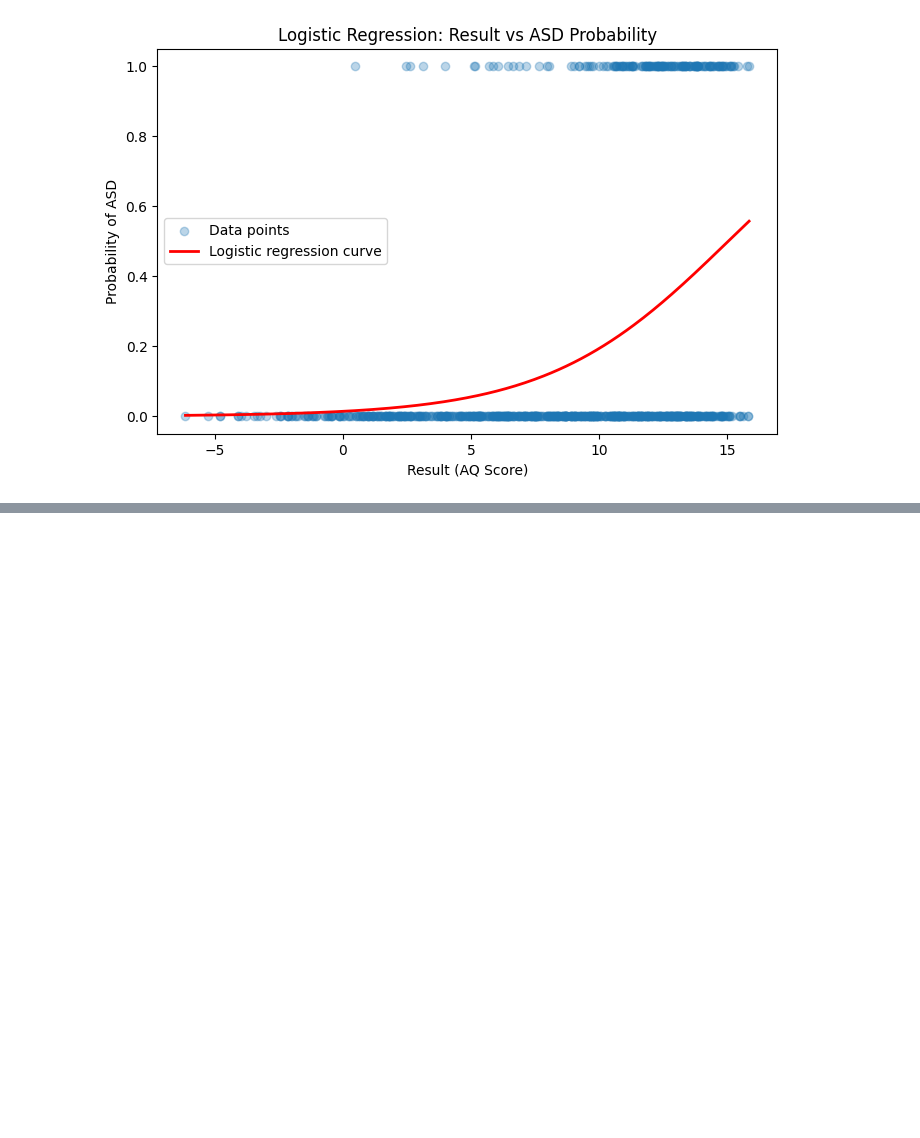
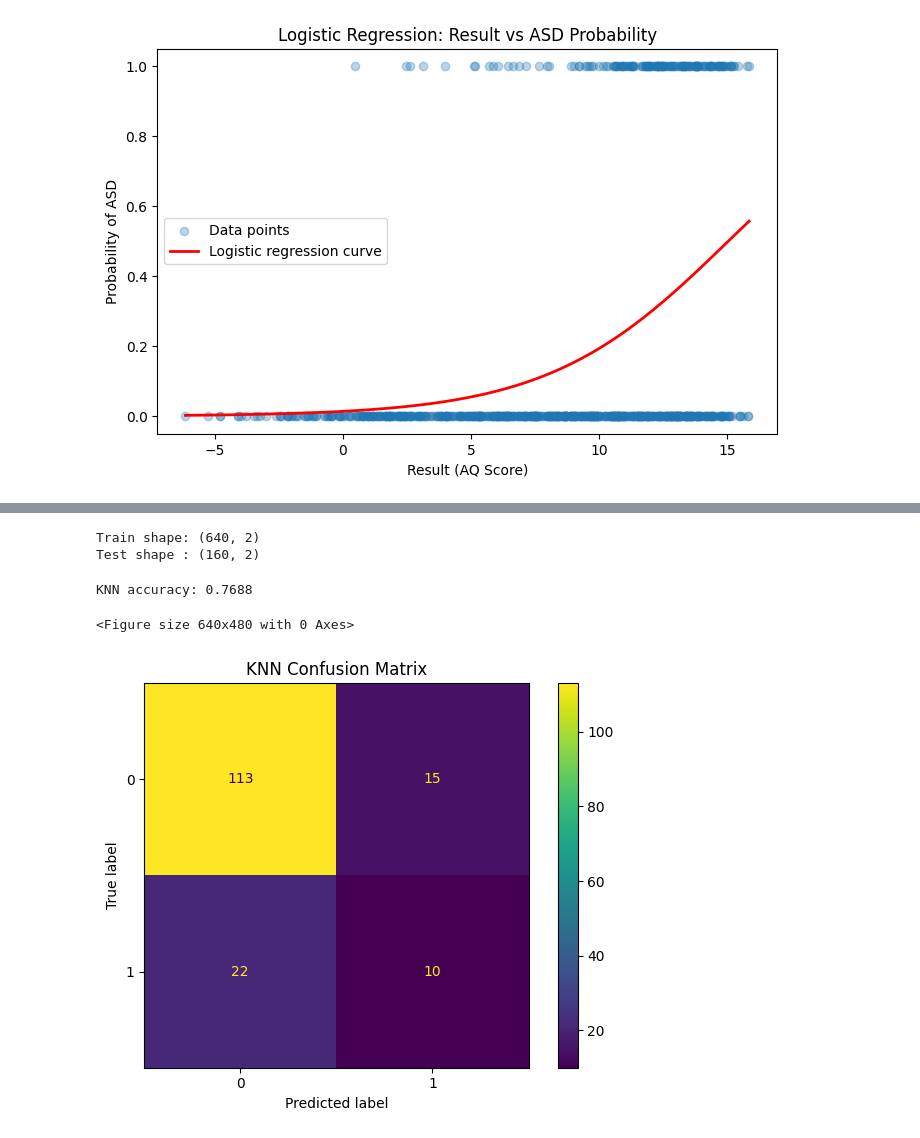
Before and after one commit to SRARNAB7/HDS_5320_Group_Project, a Jupyter notebook: Project_2.ipynb, the cells around one changed output, grey strips where cells are left out. Saved outputs shown, nothing was run; the diff lists cells and outputs as text; code cells hidden in the pictures; blank space fills up the shorter version.

```diff
--- a/Project_2.ipynb
+++ b/Project_2.ipynb
@@ -843,0 +844,6 @@ Equation: y = -0.0600 * Age + 10.2447
+# %%
+X = df[['result', 'austim']]
+y = df['Class/ASD']
+
+print(X.head())
+print(y.head())
@@ -843,0 +863,10 @@ Equation: y = -0.0600 * Age + 10.2447
+# %%
+X_train, X_test, y_train, y_test = train_test_split(
+    X, y, test_size=0.2, stratify=y, random_state=42
+)
+
+print("Train shape:", X_train.shape)
+print("Test shape :", X_test.shape)
+# %% [output]
+Train shape: (640, 2)
+Test shape : (160, 2)
@@ -843,0 +880,22 @@ Equation: y = -0.0600 * Age + 10.2447
+# %%
+knn = Pipeline([
+    ("scaler", StandardScaler()),
+    ("clf", KNeighborsClassifier(n_neighbors=5))
+])
+
+knn.fit(X_train, y_train)
+y_pred_knn = knn.predict(X_test)
+acc_knn = accuracy_score(y_test, y_pred_knn)
+
+print(f"KNN accuracy: {acc_knn:.4f}")
+
+plt.figure()
+ConfusionMatrixDisplay.from_predictions(y_test, y_pred_knn)
+plt.title("KNN Confusion Matrix")
+plt.tight_layout()
+plt.savefig("knn_confusion.png", dpi=200)
+plt.show()
+# %% [output]
+KNN accuracy: 0.7688
+<Figure size 640x480 with 0 Axes>
+[figure, added]
```
Also changed, not shown: parts of 8 cells of this notebook.
